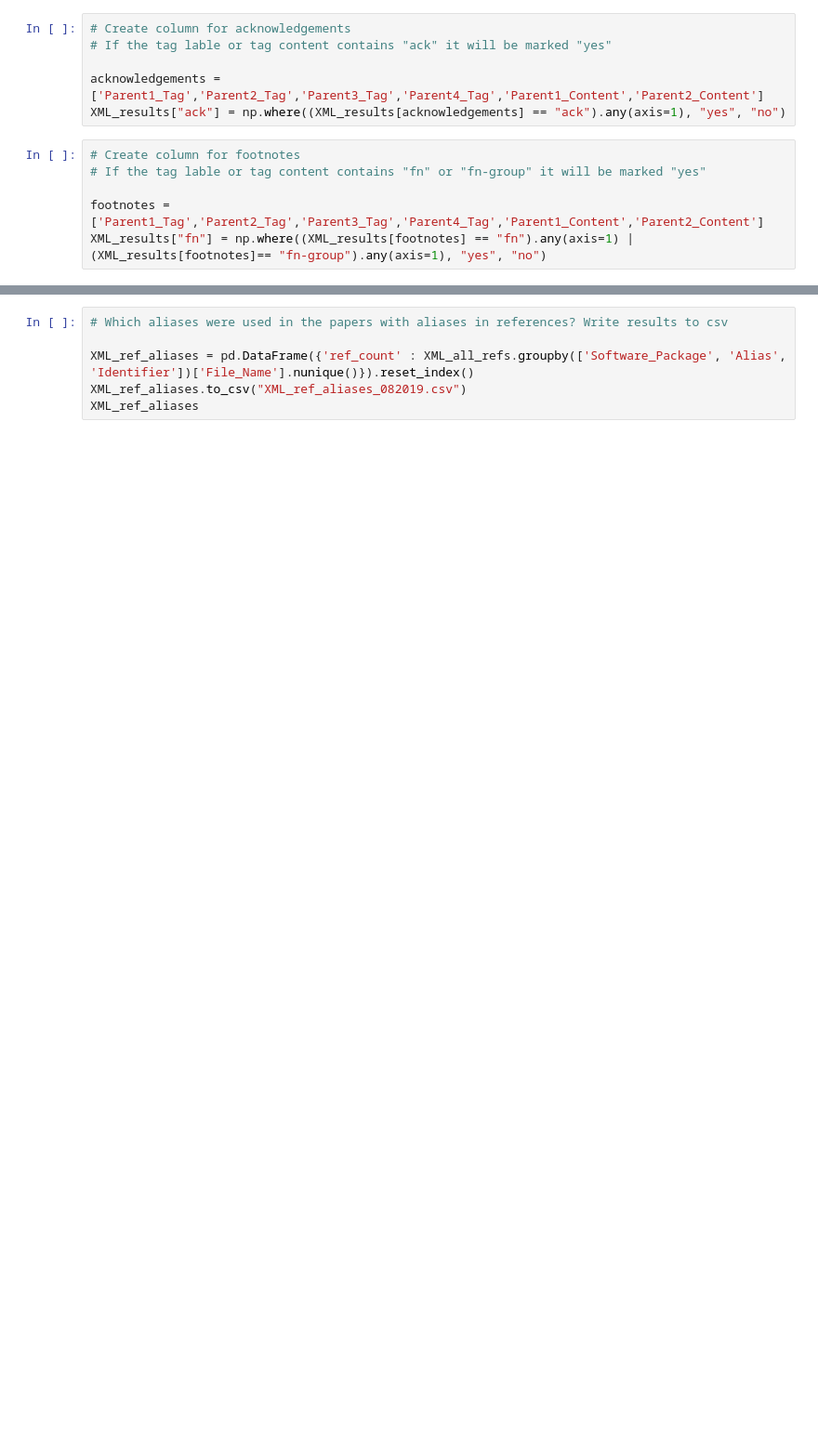
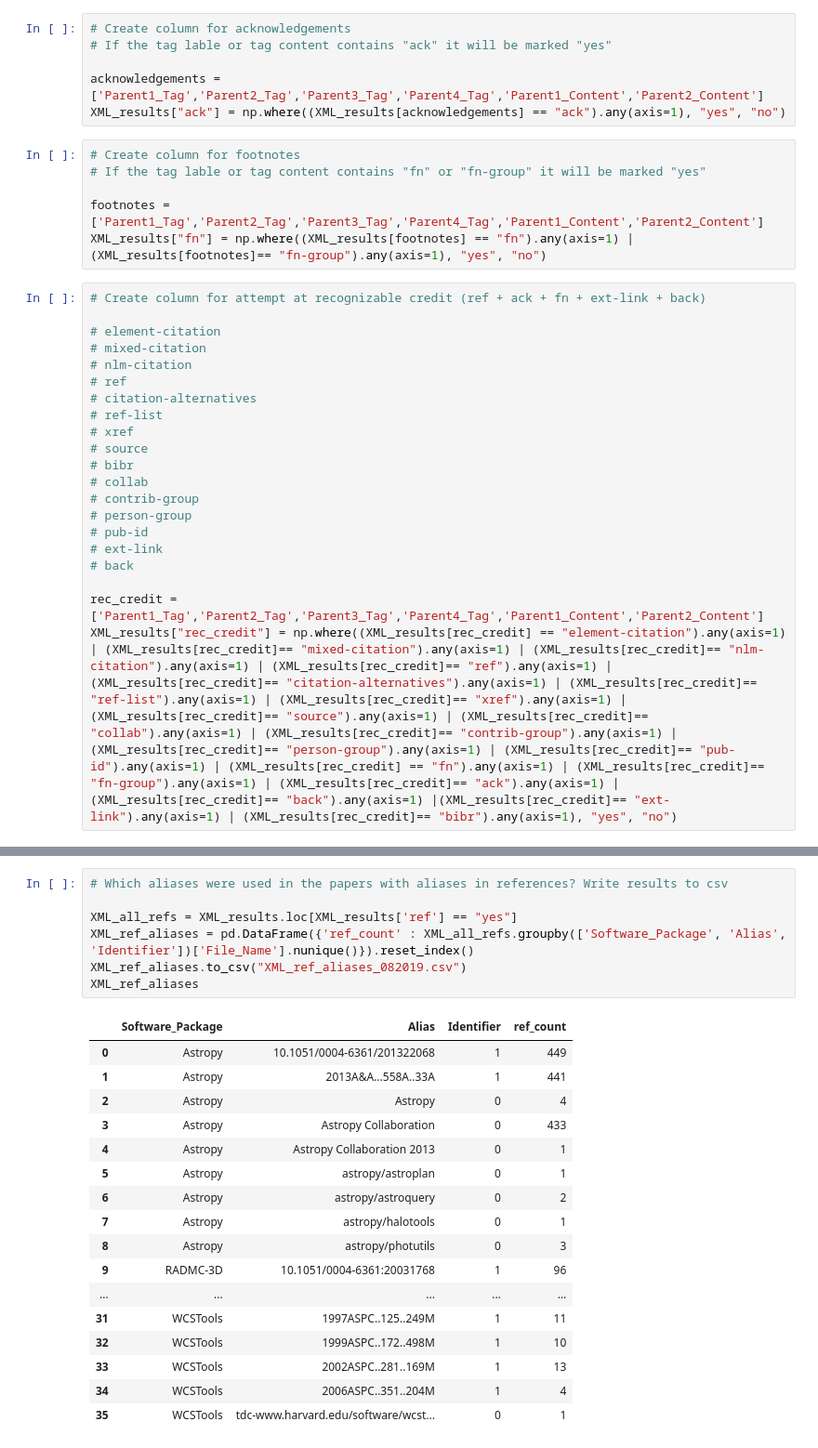
Before and after one commit to CfA-Library/Cite_Astro_Software, a Jupyter notebook: Citation_Study_2019/XML_SEARCH/XML_ANALYSIS/XML_ANALYSIS_082019/XML_REF_ANALYSIS_082019/XML_REF_ANALYSIS_082019.ipynb, the cells around one changed output, grey strips where cells are left out. Shown at 93% size. Drawn from its saved outputs; the diff is of its cells as text; blank space fills up the shorter version.

```diff
--- a/Citation_Study_2019/XML_SEARCH/XML_ANALYSIS/XML_ANALYSIS_082019/XML_REF_ANALYSIS_082019/XML_REF_ANALYSIS_082019.ipynb
+++ b/Citation_Study_2019/XML_SEARCH/XML_ANALYSIS/XML_ANALYSIS_082019/XML_REF_ANALYSIS_082019/XML_REF_ANALYSIS_082019.ipynb
@@ -84,6 +82,27 @@ XML_results["ack"] = np.where((XML_results[acknowledgements] == "ack").any(axis=
 
 footnotes = ['Parent1_Tag','Parent2_Tag','Parent3_Tag','Parent4_Tag','Parent1_Content','Parent2_Content']
 XML_results["fn"] = np.where((XML_results[footnotes] == "fn").any(axis=1) | (XML_results[footnotes]== "fn-group").any(axis=1), "yes", "no")
+# %%
+# Create column for attempt at recognizable credit (ref + ack + fn + ext-link + back)
+
+# element-citation
+# mixed-citation
+# nlm-citation
+# ref
+# citation-alternatives
+# ref-list
+# xref
+# source
+# bibr
+# collab
+# contrib-group
+# person-group
+# pub-id
+# ext-link
+# back
+
+rec_credit = ['Parent1_Tag','Parent2_Tag','Parent3_Tag','Parent4_Tag','Parent1_Content','Parent2_Content']
+XML_results["rec_credit"] = np.where((XML_results[rec_credit] == "element-citation").any(axis=1) | (XML_results[rec_credit]== "mixed-citation").any(axis=1) | (XML_results[rec_credit]== "nlm-citation").any(axis=1) | (XML_results[rec_credit]== "ref").any(axis=1) | (XML_results[rec_credit]== "citation-alternatives").any(axis=1) | (XML_results[rec_credit]== "ref-list").any(axis=1) | (XML_results[rec_credit]== "xref").any(axis=1) | (XML_results[rec_credit]== "source").any(axis=1) | (XML_results[rec_credit]== "collab").any(axis=1) | (XML_results[rec_credit]== "contrib-group").any(axis=1) | (XML_results[rec_credit]== "person-group").any(axis=1) | (XML_results[rec_credit]== "pub-id").any(axis=1) | (XML_results[rec_credit] == "fn").any(axis=1) | (XML_results[rec_credit]== "fn-group").any(axis=1) | (XML_results[rec_credit]== "ack").any(axis=1) |(XML_results[rec_credit]== "back").any(axis=1) |(XML_results[rec_credit]== "ext-link").any(axis=1) | (XML_results[rec_credit]== "bibr").any(axis=1), "yes", "no")
 # %%
 # Check new cols
 
@@ -128,9 +254,28 @@ print (XML_all_refs.groupby('Software_Package')['Alias'].nunique())
 # %%
 # Which aliases were used in the papers with aliases in references? Write results to csv
 
+XML_all_refs = XML_results.loc[XML_results['ref'] == "yes"]
 XML_ref_aliases = pd.DataFrame({'ref_count' : XML_all_refs.groupby(['Software_Package', 'Alias', 'Identifier'])['File_Name'].nunique()}).reset_index()
 XML_ref_aliases.to_csv("XML_ref_aliases_082019.csv")
 XML_ref_aliases
+# %% [output]
+|  | Software_Package | Alias | Identifier | ref_count |
+| 0 | Astropy | 10.1051/0004-6361/201322068 | 1 | 449 |
+| 1 | Astropy | 2013A&A...558A..33A | 1 | 441 |
+| 2 | Astropy | Astropy | 0 | 4 |
+| 3 | Astropy | Astropy Collaboration | 0 | 433 |
+| 4 | Astropy | Astropy Collaboration 2013 | 0 | 1 |
+| 5 | Astropy | astropy/astroplan | 0 | 1 |
+| 6 | Astropy | astropy/astroquery | 0 | 2 |
+| 7 | Astropy | astropy/halotools | 0 | 1 |
+| 8 | Astropy | astropy/photutils | 0 | 3 |
+| 9 | RADMC-3D | 10.1051/0004-6361:20031768 | 1 | 96 |
+| ... | ... | ... | ... | ... |
+| 31 | WCSTools | 1997ASPC..125..249M | 1 | 11 |
+| 32 | WCSTools | 1999ASPC..172..498M | 1 | 10 |
+| 33 | WCSTools | 2002ASPC..281..169M | 1 | 13 |
+| 34 | WCSTools | 2006ASPC..351..204M | 1 | 4 |
+| 35 | WCSTools | tdc-www.harvard.edu/software/wcst... | 0 | 1 |
 # %%
 # Proportion of articles containing software aliases with the software mentioned in an acknowledgement
 
```
Also changed, not shown: parts of 18 cells of this notebook.
